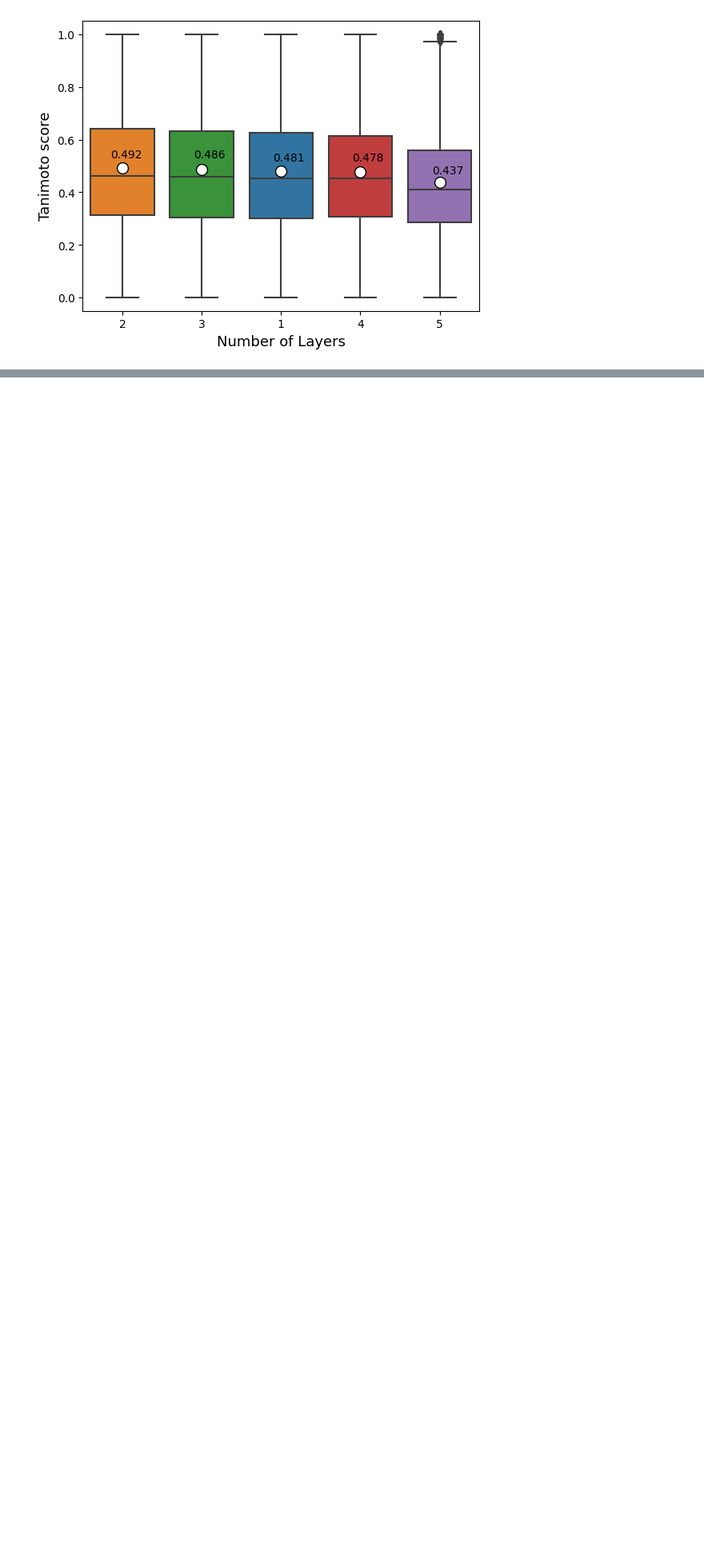
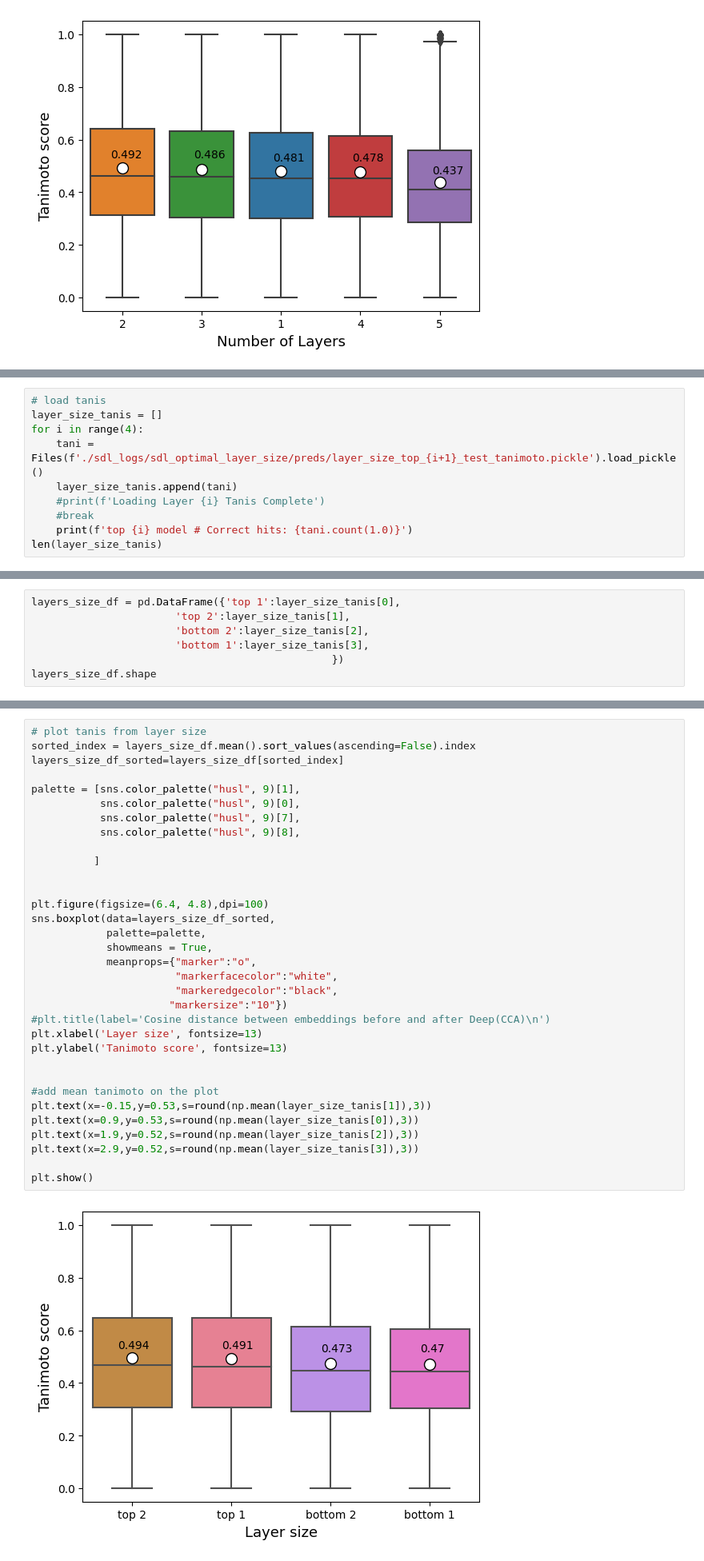
Before and after one commit to LukaLmelias/DeepCCA_thesis, a Jupyter notebook: spectra_structure_prediction.ipynb, the cells around one changed output, grey strips where cells are left out. Shown at 80% size. Drawn from its saved outputs; the diff is of its cells as text; blank space fills up the shorter version.

```diff
--- a/spectra_structure_prediction.ipynb
+++ b/spectra_structure_prediction.ipynb
@@ -773,0 +818,10 @@ plt.show()
+# %%
+# load tanis
+layer_size_tanis = []
+for i in range(4):
+    tani = Files(f'./sdl_logs/sdl_optimal_layer_size/preds/layer_size_top_{i+1}_test_tanimoto.pickle').load_pickle()
+    layer_size_tanis.append(tani)
+    #print(f'Loading Layer {i} Tanis Complete')
+    #break
+    print(f'top {i} model # Correct hits: {tani.count(1.0)}')
+len(layer_size_tanis)
@@ -773,0 +834,7 @@ plt.show()
+# %%
+layers_size_df = pd.DataFrame({'top 1':layer_size_tanis[0],
+                       'top 2':layer_size_tanis[1],
+                       'bottom 2':layer_size_tanis[2],
+                       'bottom 1':layer_size_tanis[3],
+                                                })
+layers_size_df.shape
@@ -773,0 +843,35 @@ plt.show()
+# %%
+# plot tanis from layer size
+sorted_index = layers_size_df.mean().sort_values(ascending=False).index
+layers_size_df_sorted=layers_size_df[sorted_index]
+
+palette = [sns.color_palette("husl", 9)[1],
+           sns.color_palette("husl", 9)[0],
+           sns.color_palette("husl", 9)[7],
+           sns.color_palette("husl", 9)[8],
+
+          ]
+
+
+plt.figure(figsize=(6.4, 4.8),dpi=100)
+sns.boxplot(data=layers_size_df_sorted,
+            palette=palette,
+            showmeans = True,
+            meanprops={"marker":"o",
+                       "markerfacecolor":"white",
+                       "markeredgecolor":"black",
+                      "markersize":"10"})
+#plt.title(label='Cosine distance between embeddings before and after Deep(CCA)\n')
+plt.xlabel('Layer size', fontsize=13)
+plt.ylabel('Tanimoto score', fontsize=13)
+
+
+#add mean tanimoto on the plot
+plt.text(x=-0.15,y=0.53,s=round(np.mean(layer_size_tanis[1]),3))
+plt.text(x=0.9,y=0.53,s=round(np.mean(layer_size_tanis[0]),3))
+plt.text(x=1.9,y=0.52,s=round(np.mean(layer_size_tanis[2]),3))
+plt.text(x=2.9,y=0.52,s=round(np.mean(layer_size_tanis[3]),3))
+
+plt.show()
+# %% [output]
+[figure, added]
```
Also changed, not shown: parts of 11 cells of this notebook, 2 other files.
